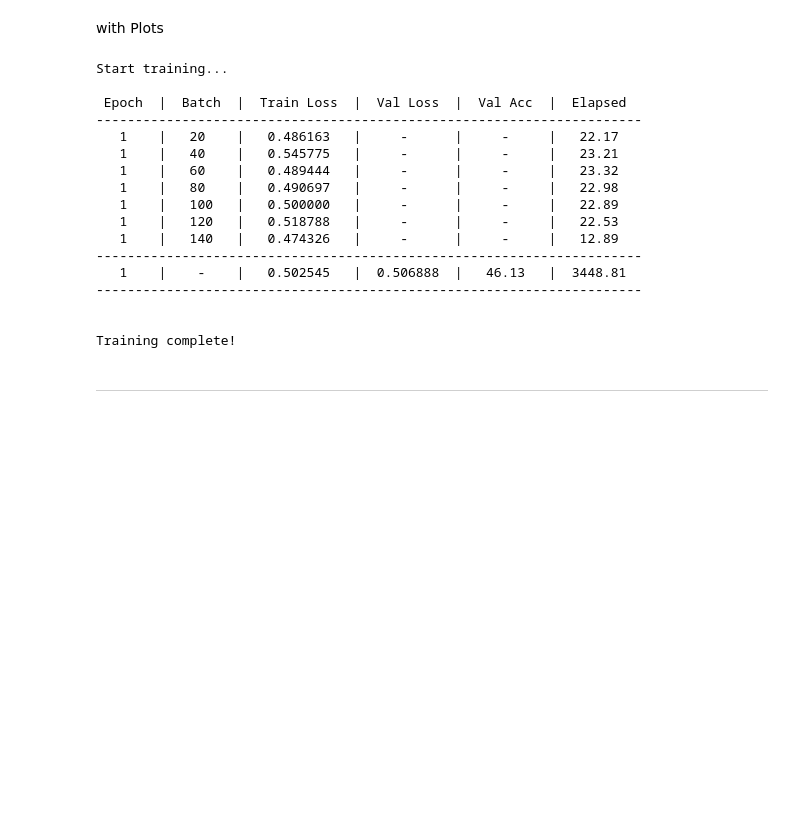
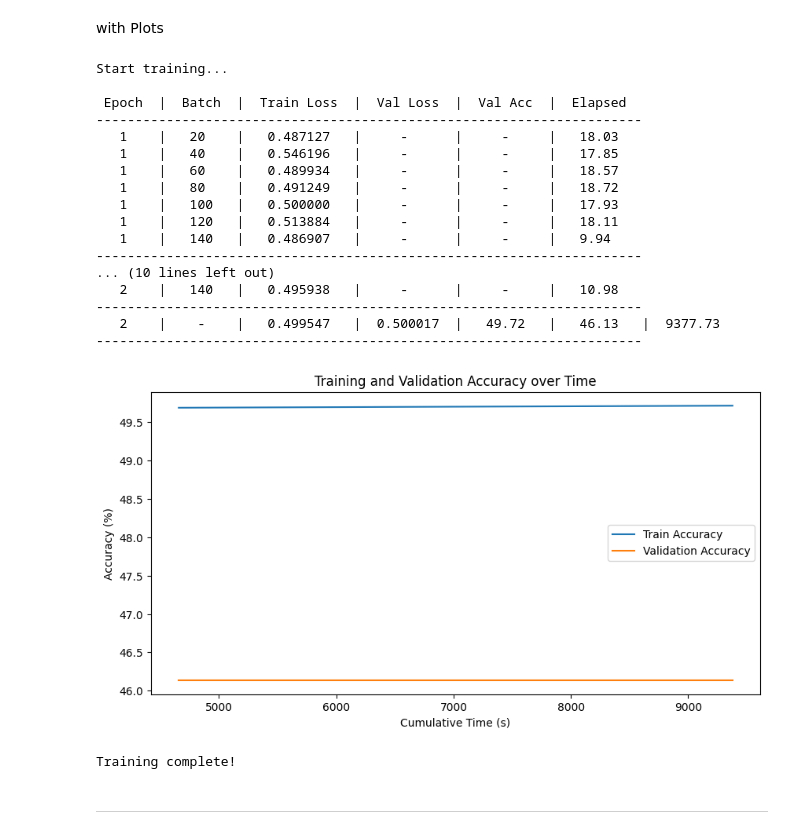
Before and after one commit to PuchToTalk/LLM, a Jupyter notebook: IMDB_classification.ipynb, the cells around one changed output. Saved outputs shown, nothing was run; the diff lists cells and outputs as text; code cells hidden in the pictures; blank space fills up the shorter version.

```diff
--- a/IMDB_classification.ipynb
+++ b/IMDB_classification.ipynb
@@ -1115,26 +1110,28 @@ def evaluate(model, val_dataloader):
     return val_loss, val_accuracy
 # %%
 set_seed(42)    # Set seed for reproducibility
-bert_classifier, optimizer, scheduler = initialize_model(epochs=1)
-train(bert_classifier, train_dataloader, val_dataloader, epochs=1, evaluation=True)
+bert_classifier, optimizer, scheduler = initialize_model(epochs=2)
+train(bert_classifier, train_dataloader, val_dataloader, epochs=2, evaluation=True)
 # %% [output]
 Start training...
 
  Epoch  |  Batch  |  Train Loss  |  Val Loss  |  Val Acc  |  Elapsed
 ----------------------------------------------------------------------
-   1    |   20    |   0.486163   |     -      |     -     |   22.17
-   1    |   40    |   0.545775   |     -      |     -     |   23.21
-   1    |   60    |   0.489444   |     -      |     -     |   23.32
-   1    |   80    |   0.490697   |     -      |     -     |   22.98
-   1    |   100   |   0.500000   |     -      |     -     |   22.89
-   1    |   120   |   0.518788   |     -      |     -     |   22.53
-   1    |   140   |   0.474326   |     -      |     -     |   12.89
+   1    |   20    |   0.487127   |     -      |     -     |   18.03
+   1    |   40    |   0.546196   |     -      |     -     |   17.85
+   1    |   60    |   0.489934   |     -      |     -     |   18.57
+   1    |   80    |   0.491249   |     -      |     -     |   18.72
+   1    |   100   |   0.500000   |     -      |     -     |   17.93
+   1    |   120   |   0.513884   |     -      |     -     |   18.11
+   1    |   140   |   0.486907   |     -      |     -     |   9.94
 ----------------------------------------------------------------------
-   1    |    -    |   0.502545   |  0.506888  |   46.13   |  3448.81
+... (10 lines left out)
+   2    |   140   |   0.495938   |     -      |     -     |   10.98
 ----------------------------------------------------------------------
-
-
-Training complete!
+   2    |    -    |   0.499547   |  0.500017  |   49.72   |   46.13   |  9377.73
+----------------------------------------------------------------------
+[figure, added]
+Training complete!
 # %% [markdown]
 ------------
 # %% [markdown]
```
Also changed, not shown: parts of 4 cells of this notebook.
